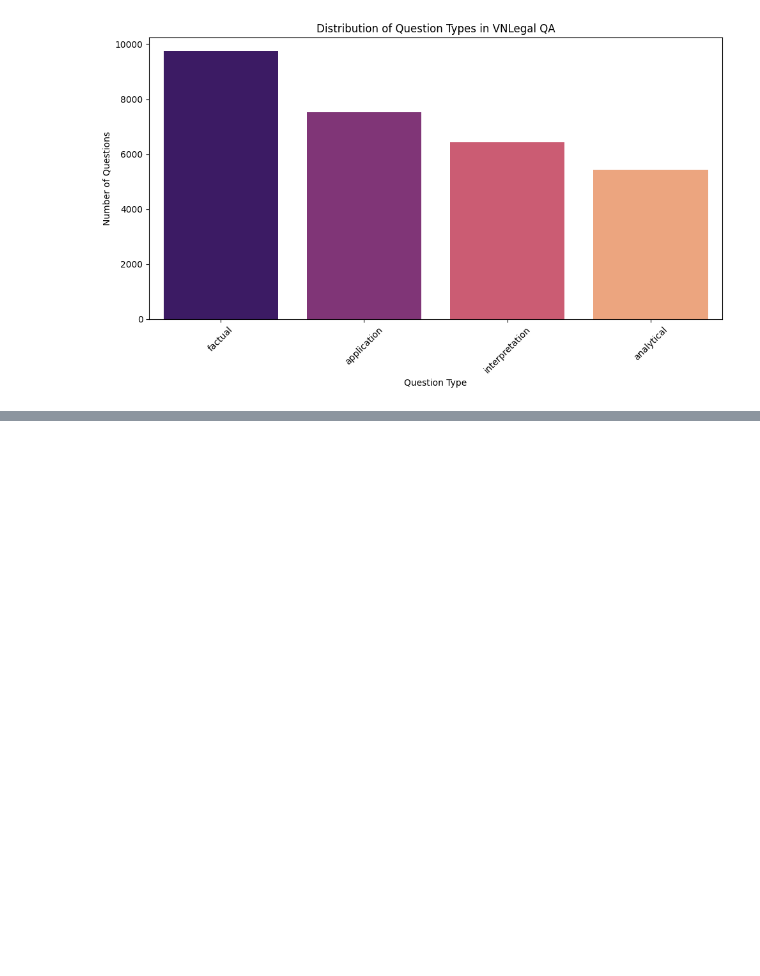
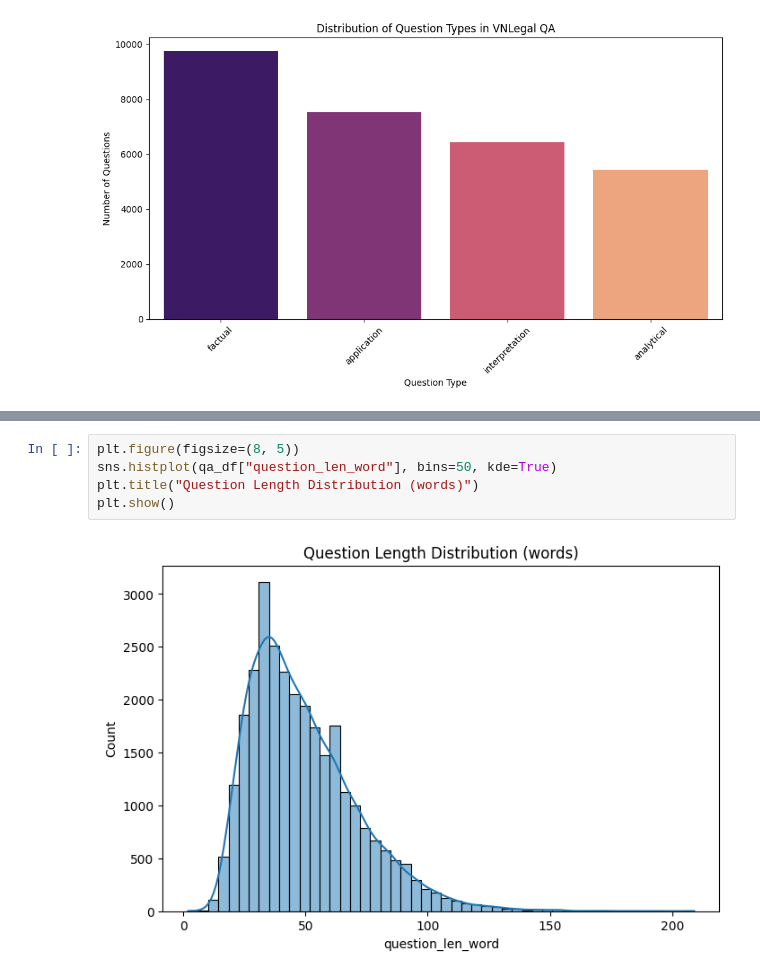
Before and after one commit to hyperformancelabs/vnlegal-rag, a Jupyter notebook: data/eda.ipynb, the cells around one changed output, grey strips where cells are left out. Saved outputs shown, nothing was run; the diff lists cells and outputs as text; blank space fills up the shorter version.

```diff
--- a/data/eda.ipynb
+++ b/data/eda.ipynb
@@ -140,0 +334,7 @@ Passing `palette` without assigning `hue` is deprecated and will be removed in v
+# %%
+plt.figure(figsize=(8, 5))
+sns.histplot(qa_df["question_len_word"], bins=50, kde=True)
+plt.title("Question Length Distribution (words)")
+plt.show()
+# %% [output]
+[figure, added]
```
Also changed, not shown: parts of 29 cells of this notebook.
